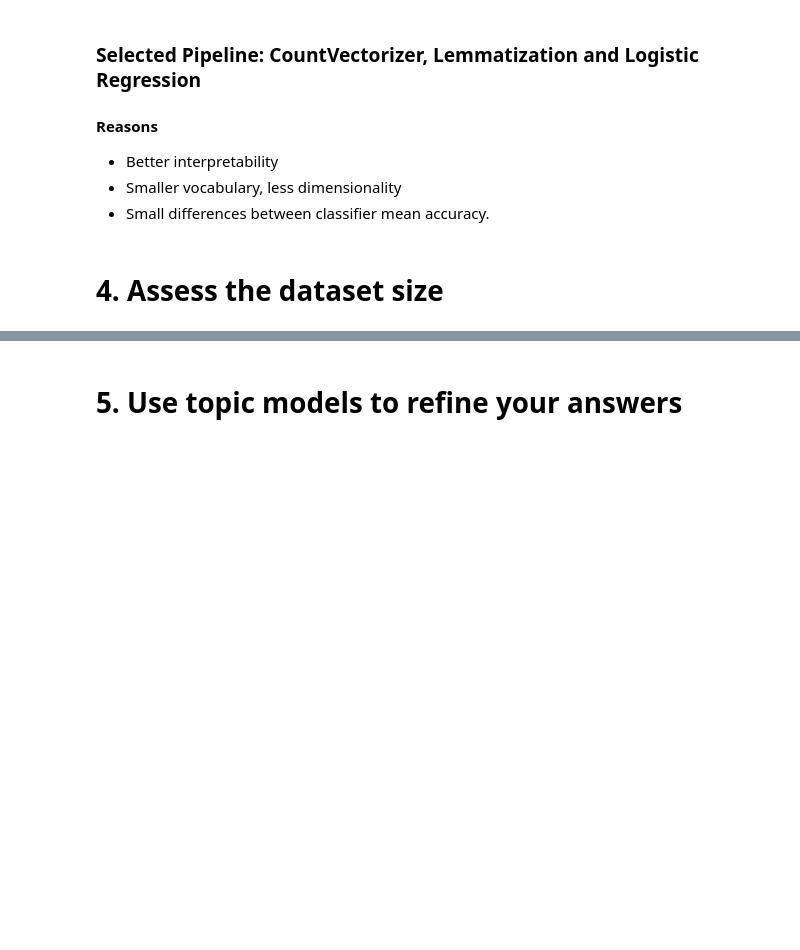
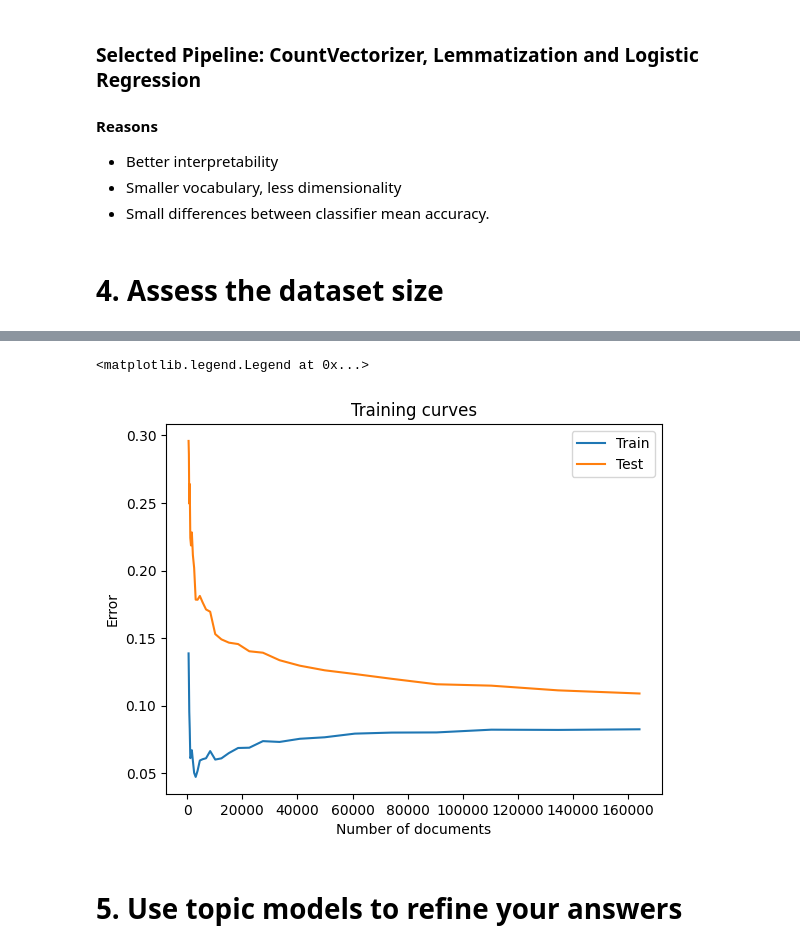
Before and after one commit to arthurchieppe/reviews-sentiment-analysis, a Jupyter notebook: exploratory_analysis.ipynb, the cells around one changed output, grey strips where cells are left out. Saved outputs shown, nothing was run; the diff lists cells and outputs as text; code cells hidden in the pictures; blank space fills up the shorter version.

```diff
--- a/exploratory_analysis.ipynb
+++ b/exploratory_analysis.ipynb
@@ -245,4 +237,21 @@ from nltk.stem import WordNetLemmatizer
 lemmatizer = WordNetLemmatizer()
 X_lemmatized = X.apply(lambda x: ' '.join([lemmatizer.lemmatize(p) for p in x.lower().split()]))
 lemmatized_stop_words = [lemmatizer.lemmatize(word) for word in stop_words]
+# %%
+def lemma_pipeline_factory():
+    return Pipeline(
+    [
+        (
+            "vectorizer",
+            CountVectorizer(
+                strip_accents="ascii",
+                preprocessor=lambda x: re.sub(r"[^a-zA-Z\s]", " ", x.lower()),
+                binary=True,
+                stop_words=lemmatized_stop_words,
+                min_df=20,
+            ),
+        ),
+        ("model", LogisticRegression(max_iter=1000)),
+    ]
+)
 # %%
@@ -307,4 +296,21 @@ from nltk.stem import SnowballStemmer
 stemmer = SnowballStemmer("english")
 X_stemmed = X.apply(lambda x: ' '.join([stemmer.stem(p) for p in x.lower().split()]))
 stemmed_stop_words = [stemmer.stem(word) for word in stop_words]
+# %%
+def stem_pipeline_factory():
+    return Pipeline(
+    [
+        (
+            "vectorizer",
+            CountVectorizer(
+                preprocessor=lambda x: re.sub(r"[^a-zA-Z\s]", " ", x.lower()),
+                strip_accents="ascii",
+                binary=True,
+                stop_words=stemmed_stop_words,
+                min_df=20,
+            ),
+        ),
+        ("model", LogisticRegression(max_iter=1000)),
+    ]
+)
 # %%
@@ -350,19 +339,15 @@ print(f"Train accuracy: {train_accuracy:.3f}, Test accuracy: {test_accurancy:.3f
 # 4. Assess the dataset size
 # %%
 from joblib import Parallel, delayed
-import pandas as pd
 import numpy as np
 from sklearn.model_selection import train_test_split
 from sklearn.feature_extraction.text import CountVectorizer
-from sklearn.naive_bayes import BernoulliNB
-from sklearn.metrics import accuracy_score
-from sklearn.pipeline import Pipeline
 
 
-f_list = np.logspace(0, -2.5, 50)
+f_list = np.logspace(0, -2.5, 30)
 
 # Function to process one fraction f
-def process_fraction(x_vector, y_vector, f, n=20):
+def process_fraction(x_vector, y_vector, f, n=50):
     # Sample the dataset
     if float(f) == 1.0:
             X_sample, y_sample = x_vector, y_vector
@@ -387,13 +390,19 @@ train_accuracies, test_accuracies = get_accuracy_sample(X_lemmatized, y, f_list)
 # %%
 import matplotlib.pyplot as plt
 
 error_train = [1 - x for x in train_accuracies]
 error_test = [1 - x for x in test_accuracies]
 
 plt.plot(f_list * len(df), error_train, label='Train')
 plt.plot(f_list * len(df), error_test, label='Test')
+plt.xlabel('Number of documents')
+plt.ylabel('Error')
+
 plt.title("Training curves")
 plt.legend()
+# %% [output]
+<matplotlib.legend.Legend at 0x...>
+[figure, added]
 # %% [markdown]
 # 5. Use topic models to refine your answers
 # %%
```
Also changed, not shown: parts of 15 cells of this notebook, 2 other files.
